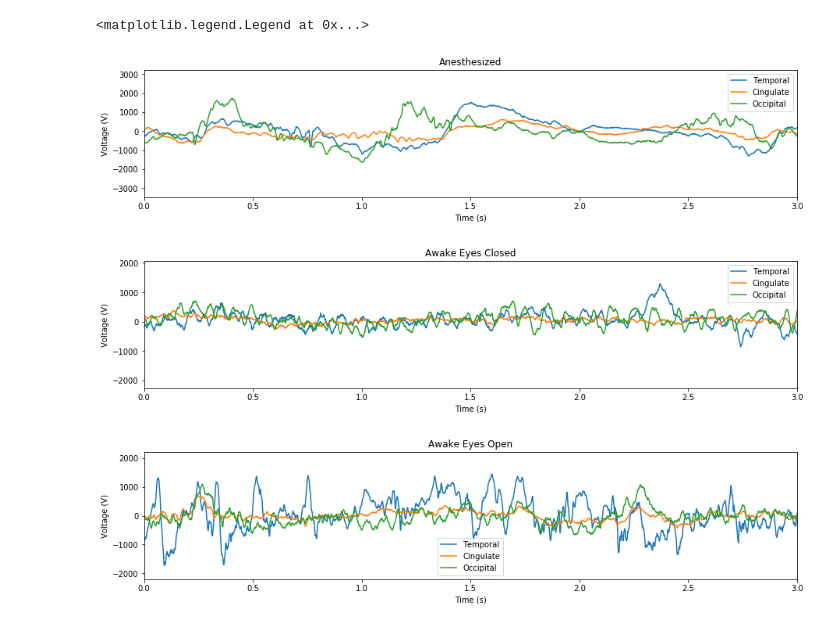
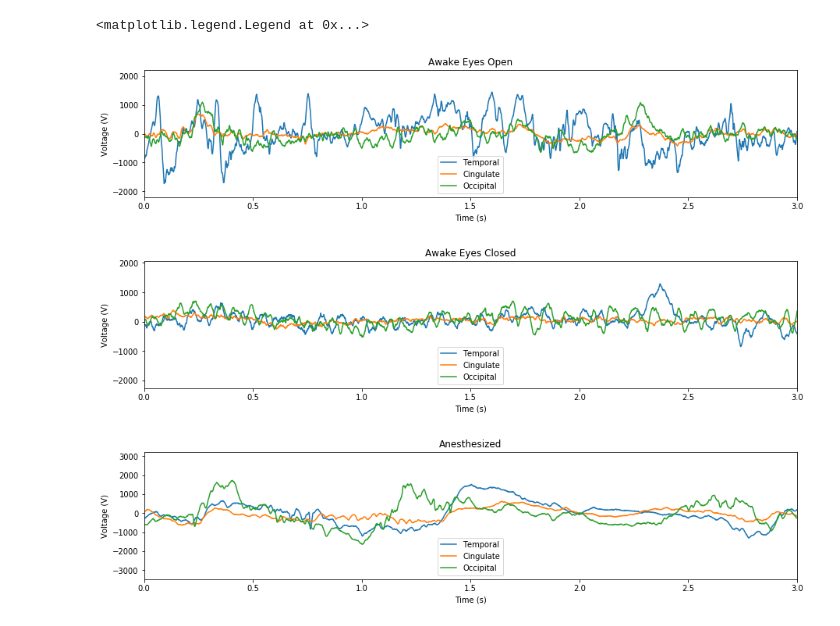
Before and after one commit to ajkeamy/Monkey_Analysis, a Jupyter notebook: Final_Project.ipynb, the cells around one changed output. Drawn from its saved outputs; the diff is of its cells as text; code cells hidden in the pictures.

```diff
--- a/Final_Project.ipynb
+++ b/Final_Project.ipynb
@@ -68,36 +104,38 @@ time = np.arange(0,len(anes)/fs,1/fs)
 # %%
+# Plotting awake eyes open data
+plt.figure(figsize=(15,3))
+plt.plot(time,opentemp,label="Temporal")
+plt.plot(time,opencing,label="Cingulate")
+plt.plot(time,openocci,label="Occipital")
+plt.xlabel("Time (s)"); plt.ylabel("Voltage (V)")
+plt.xlim([0,3])
+plt.title('Awake Eyes Open')
+plt.legend(loc='lower center')
+
+# Plotting awake eyes closed data
+plt.figure(figsize=(15,3))
+plt.plot(time,closedtemp,label="Temporal")
+plt.plot(time,closedcing,label="Cingulate")
+plt.plot(time,closedocci,label="Occipital")
+plt.xlabel("Time (s)"); plt.ylabel("Voltage (V)")
+plt.xlim([0,3])
+plt.title('Awake Eyes Closed')
+plt.legend(loc='lower center')
+
 # Plotting anesthesized data
 plt.figure(figsize=(15,3))
 plt.plot(time,anestemp,label="Temporal")
 plt.plot(time,anescing,label="Cingulate")
 plt.plot(time,anesocci,label="Occipital")
 plt.xlabel("Time (s)"); plt.ylabel("Voltage (V)")
 plt.xlim([0,3])
 plt.title('Anesthesized')
-plt.legend()
-# Plotting awake eyes closed data
-plt.figure(figsize=(15,3))
-plt.plot(time,closedtemp,label="Temporal")
-plt.plot(time,closedcing,label="Cingulate")
-plt.plot(time,closedocci,label="Occipital")
-plt.xlabel("Time (s)"); plt.ylabel("Voltage (V)")
-plt.xlim([0,3])
-plt.title('Awake Eyes Closed')
-plt.legend()
-# Plotting awake eyes open data
-plt.figure(figsize=(15,3))
-plt.plot(time,opentemp,label="Temporal")
-plt.plot(time,opencing,label="Cingulate")
-plt.plot(time,openocci,label="Occipital")
-plt.xlabel("Time (s)"); plt.ylabel("Voltage (V)")
-plt.xlim([0,3])
-plt.title('Awake Eyes Open')
-plt.legend()
+plt.legend(loc='lower center')
 # %% [output]
 <matplotlib.legend.Legend at 0x...>
-[figure, old version]
+[figure, new version]
-[figure, old version]
+[figure, new version]
-[figure, old version]
+[figure, new version]
 # %%
 # Plotting occipital signals only
 plt.figure(figsize=(15,3))
```
Also changed, not shown: parts of 25 cells of this notebook.
